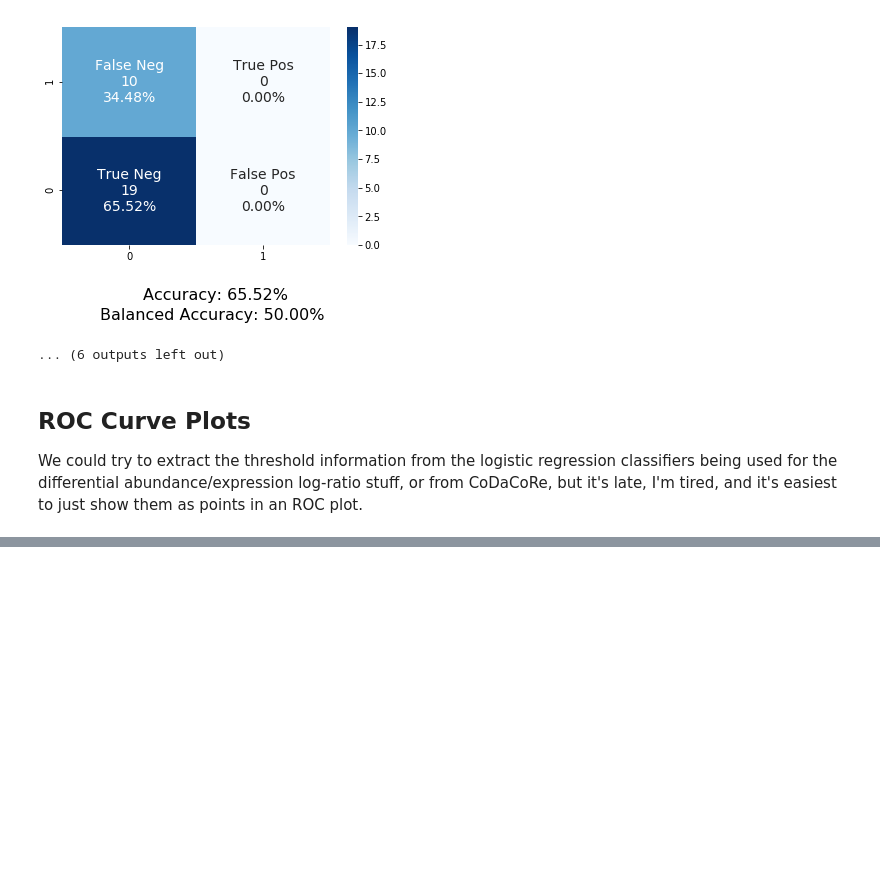
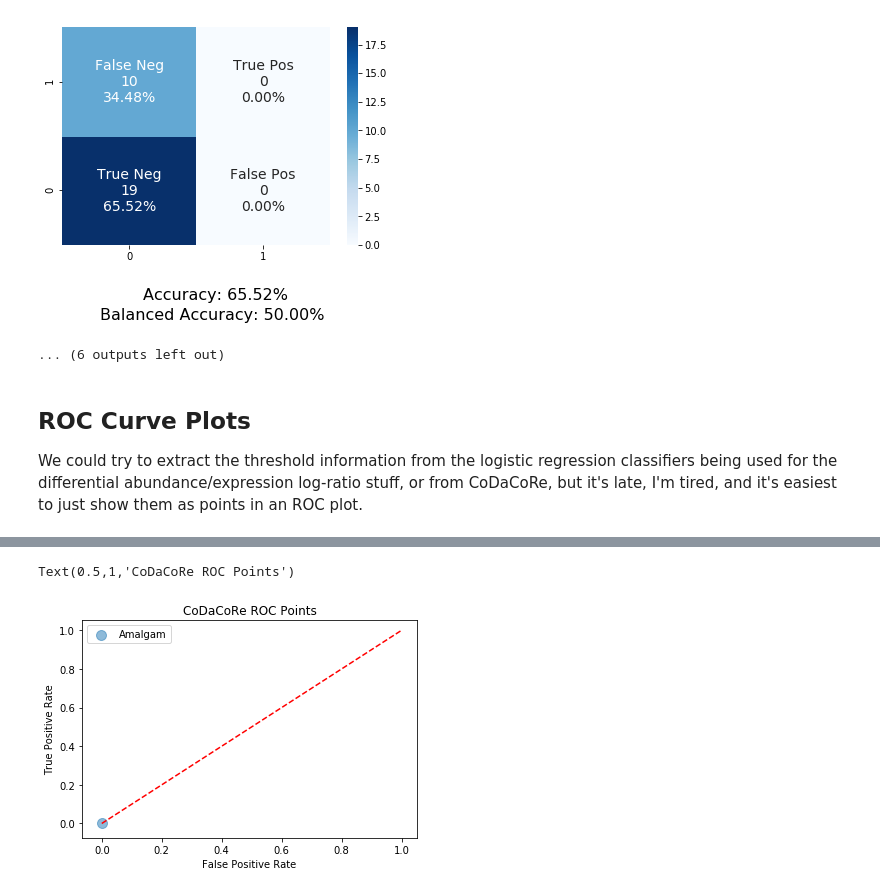
Before and after one commit to fedarko/283-project, a Jupyter notebook: notebooks/06-PlotClassifierMetrics.ipynb, the cells around one changed output, grey strips where cells are left out. Cells and saved outputs as stored; diff of their text form; code cells hidden in the pictures; blank space fills up the shorter version.

```diff
--- a/notebooks/06-PlotClassifierMetrics.ipynb
+++ b/notebooks/06-PlotClassifierMetrics.ipynb
@@ -107,0 +123,13 @@ diff_abund_rocplot("limma")
+# %%
+fig, ax = pyplot.subplots(1)
+
+cfnames = [filename for filename in fnames if filename.startswith("codacore")]
+
+for filename in cfnames:
+    plot_rocpoint(filename, ax, label_by_num_ftrs=False)
+
+style_rocplot(ax)
+ax.set_title(f"CoDaCoRe ROC Points")
+# %% [output]
+Text(0.5,1,'CoDaCoRe ROC Points')
+[figure, added]
```
Also changed, not shown: parts of 4 cells of this notebook.
